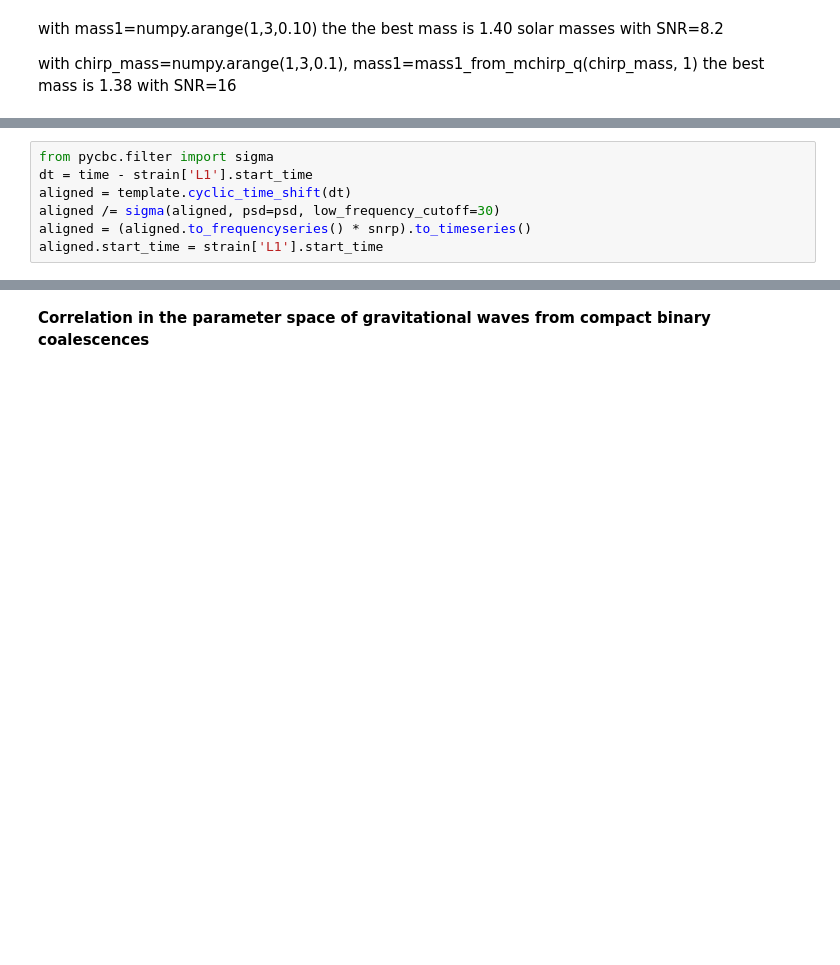
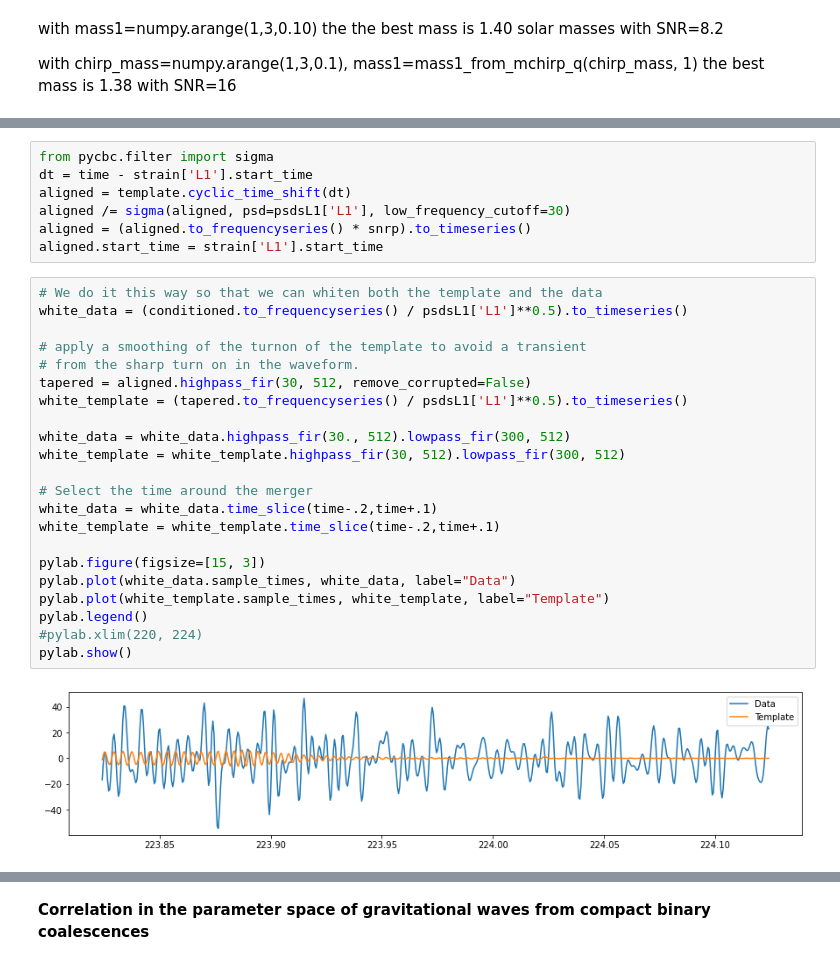
Before and after one commit to martinaluyten/Analysis-of-Big-Data-in-Physics, a Jupyter notebook: Gravitational_wave_data_analysis_Assignment1.ipynb, the cells around one changed output, grey strips where cells are left out. Drawn from its saved outputs; the diff is of its cells as text; blank space fills up the shorter version.

```diff
--- a/Gravitational_wave_data_analysis_Assignment1.ipynb
+++ b/Gravitational_wave_data_analysis_Assignment1.ipynb
@@ -284,7 +281,31 @@ We found a signal at 224.0244140625s with SNR 10.10617291203845
 from pycbc.filter import sigma
 dt = time - strain['L1'].start_time
 aligned = template.cyclic_time_shift(dt)
-aligned /= sigma(aligned, psd=psd, low_frequency_cutoff=30)
+aligned /= sigma(aligned, psd=psdsL1['L1'], low_frequency_cutoff=30)
 aligned = (aligned.to_frequencyseries() * snrp).to_timeseries()
 aligned.start_time = strain['L1'].start_time
+# %%
+# We do it this way so that we can whiten both the template and the data
+white_data = (conditioned.to_frequencyseries() / psdsL1['L1']**0.5).to_timeseries()
+
+# apply a smoothing of the turnon of the template to avoid a transient
+# from the sharp turn on in the waveform.
+tapered = aligned.highpass_fir(30, 512, remove_corrupted=False)
+white_template = (tapered.to_frequencyseries() / psdsL1['L1']**0.5).to_timeseries()
+
+white_data = white_data.highpass_fir(30., 512).lowpass_fir(300, 512)
+white_template = white_template.highpass_fir(30, 512).lowpass_fir(300, 512)
+
+# Select the time around the merger
+white_data = white_data.time_slice(time-.2,time+.1)
+white_template = white_template.time_slice(time-.2,time+.1)
+
+pylab.figure(figsize=[15, 3])
+pylab.plot(white_data.sample_times, white_data, label="Data")
+pylab.plot(white_template.sample_times, white_template, label="Template")
+pylab.legend()
+#pylab.xlim(220, 224)
+pylab.show()
+# %% [output]
+[figure, added]
 # %%
```
Also changed, not shown: parts of 5 cells of this notebook.
